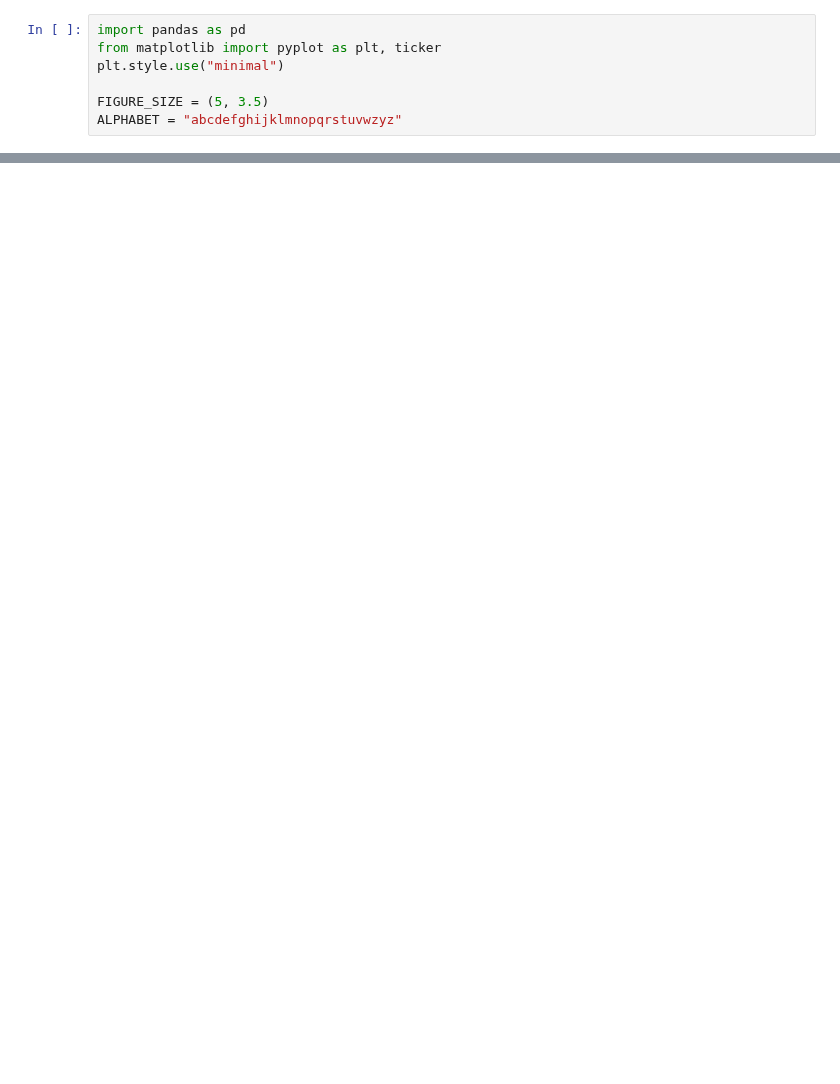
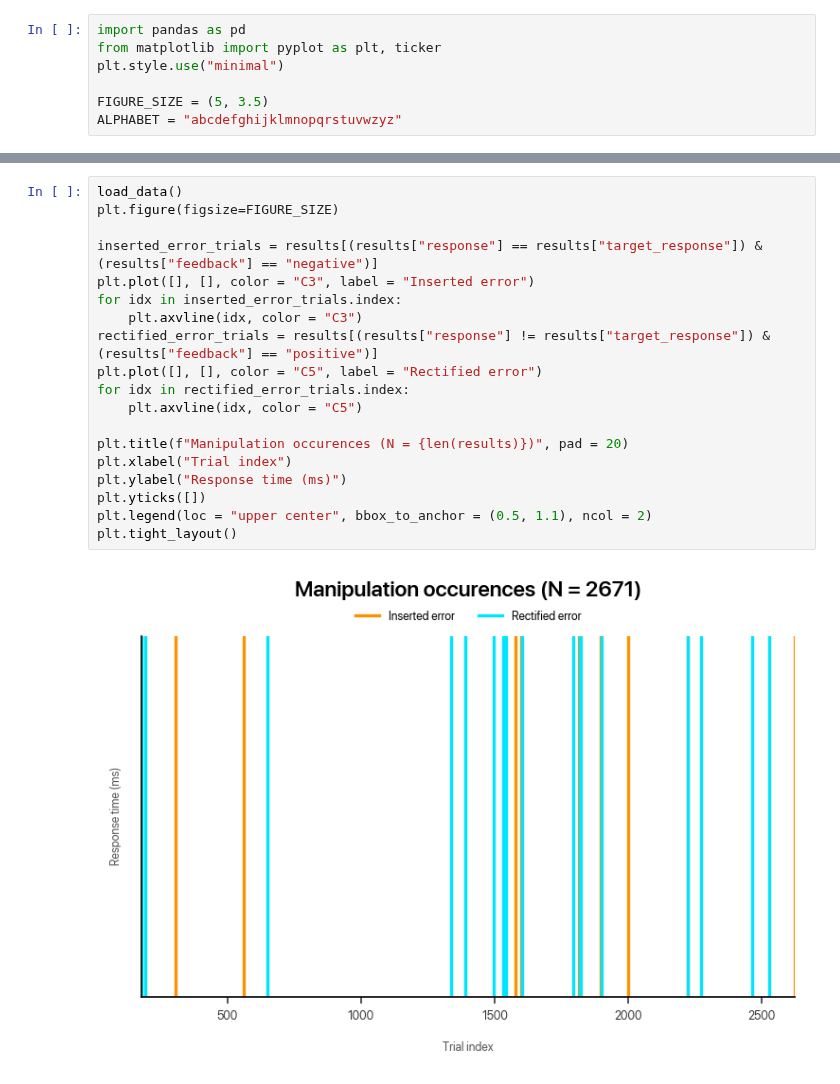
Before and after one commit to dlundgaard/AuthorshipArtifice, a Jupyter notebook: data_pipeline.ipynb, the cells around one changed output, grey strips where cells are left out. Drawn from its saved outputs; the diff is of its cells as text; blank space fills up the shorter version.

```diff
--- a/data_pipeline.ipynb
+++ b/data_pipeline.ipynb
@@ -111,0 +113,21 @@ plt.tight_layout()
+# %%
+load_data()
+plt.figure(figsize=FIGURE_SIZE)
+
+inserted_error_trials = results[(results["response"] == results["target_response"]) & (results["feedback"] == "negative")]
+plt.plot([], [], color = "C3", label = "Inserted error")
+for idx in inserted_error_trials.index:
+    plt.axvline(idx, color = "C3")
+rectified_error_trials = results[(results["response"] != results["target_response"]) & (results["feedback"] == "positive")]
+plt.plot([], [], color = "C5", label = "Rectified error")
+for idx in rectified_error_trials.index:
+    plt.axvline(idx, color = "C5")
+
+plt.title(f"Manipulation occurences (N = {len(results)})", pad = 20)
+plt.xlabel("Trial index")
+plt.ylabel("Response time (ms)")
+plt.yticks([])
+plt.legend(loc = "upper center", bbox_to_anchor = (0.5, 1.1), ncol = 2)
+plt.tight_layout()
+# %% [output]
+[figure, added]
```
Also changed, not shown: parts of 6 cells of this notebook.
